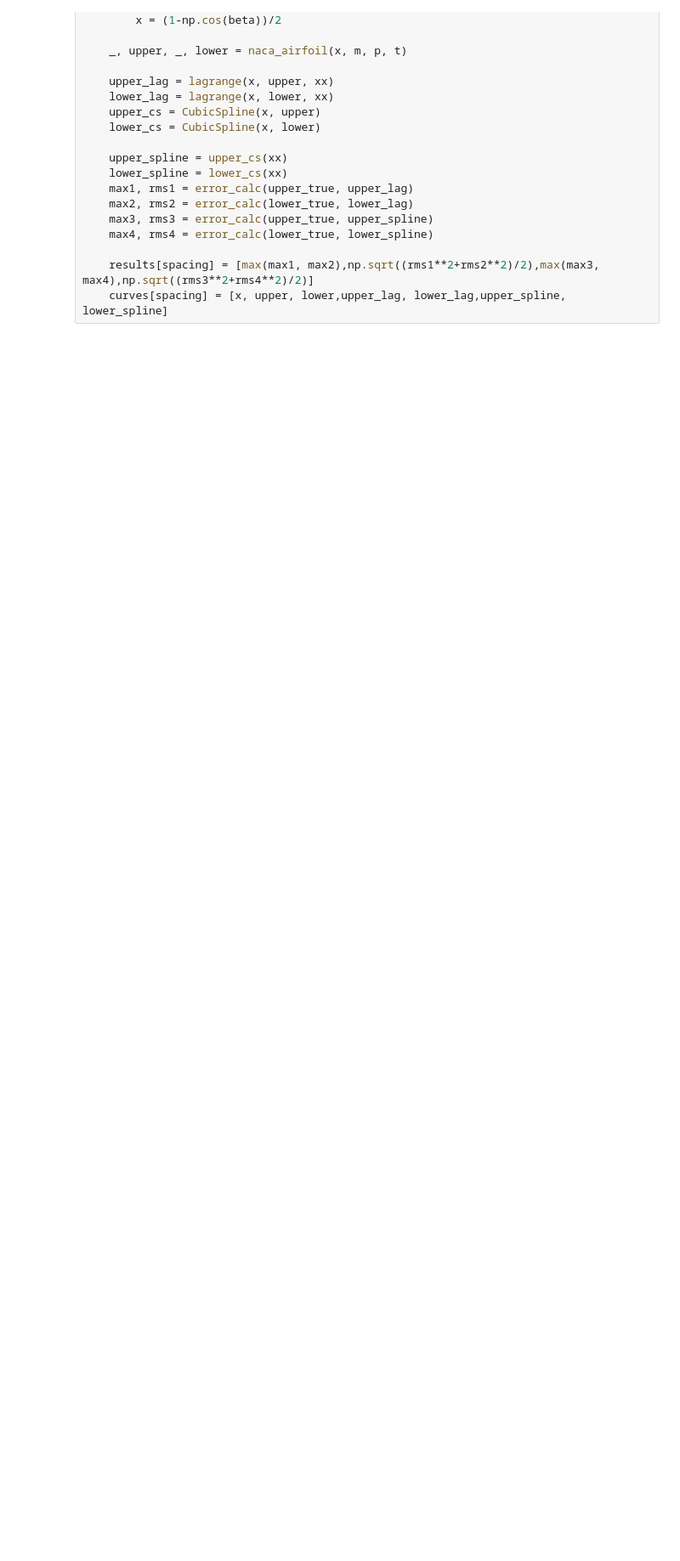
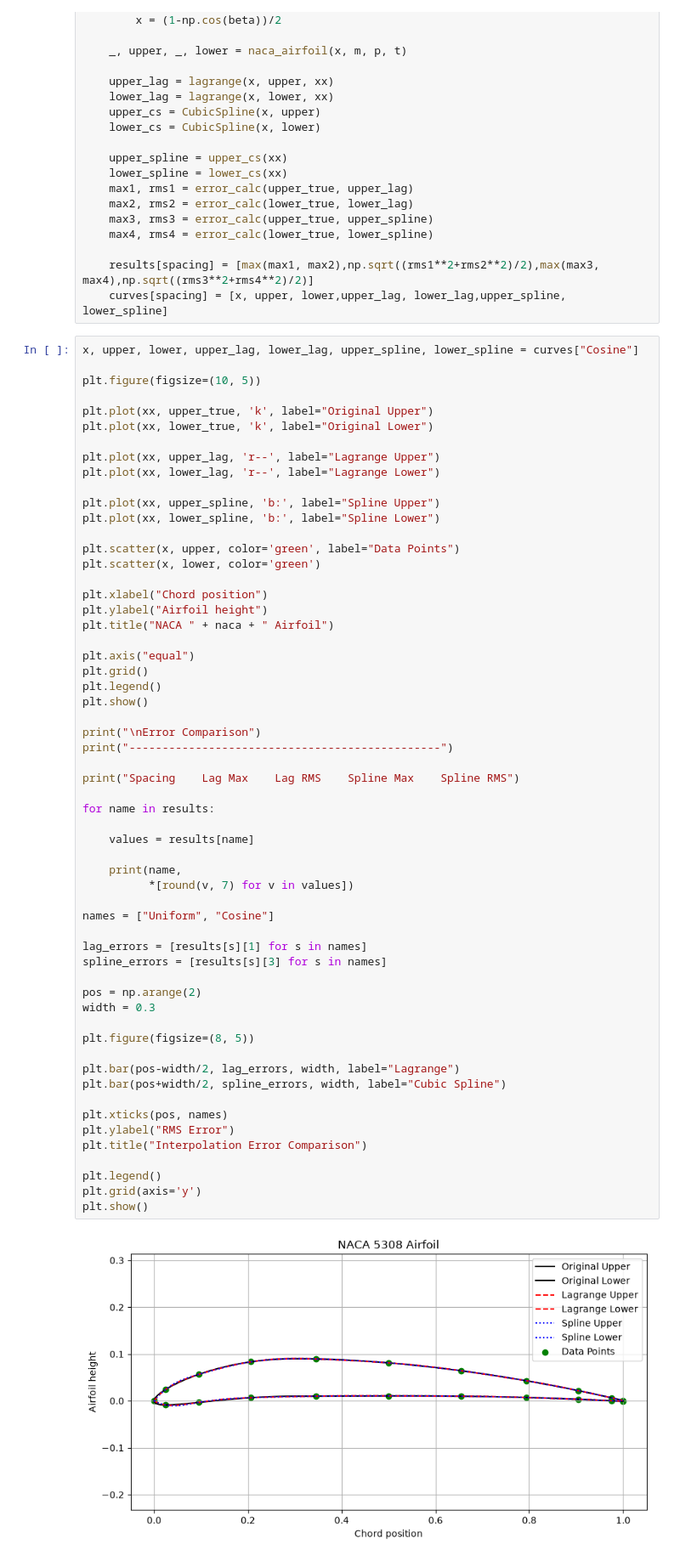
Before and after one commit to Bala-Surya-127/AE801_2026, a Jupyter notebook: interpolation/Balasurya.ipynb, the cells around one changed output. Shown at 85% size. Drawn from its saved outputs; the diff is of its cells as text; blank space fills up the shorter version.

```diff
--- a/interpolation/Balasurya.ipynb
+++ b/interpolation/Balasurya.ipynb
@@ -97,3 +97,63 @@ for spacing in ["Uniform", "Cosine"]:
 
     results[spacing] = [max(max1, max2),np.sqrt((rms1**2+rms2**2)/2),max(max3, max4),np.sqrt((rms3**2+rms4**2)/2)]
     curves[spacing] = [x, upper, lower,upper_lag, lower_lag,upper_spline, lower_spline]
+# %%
+x, upper, lower, upper_lag, lower_lag, upper_spline, lower_spline = curves["Cosine"]
+
+plt.figure(figsize=(10, 5))
+
+plt.plot(xx, upper_true, 'k', label="Original Upper")
+plt.plot(xx, lower_true, 'k', label="Original Lower")
+
+plt.plot(xx, upper_lag, 'r--', label="Lagrange Upper")
+plt.plot(xx, lower_lag, 'r--', label="Lagrange Lower")
+
+plt.plot(xx, upper_spline, 'b:', label="Spline Upper")
+plt.plot(xx, lower_spline, 'b:', label="Spline Lower")
+
+plt.scatter(x, upper, color='green', label="Data Points")
+plt.scatter(x, lower, color='green')
+
+plt.xlabel("Chord position")
+plt.ylabel("Airfoil height")
+plt.title("NACA " + naca + " Airfoil")
+
+plt.axis("equal")
+plt.grid()
+plt.legend()
+plt.show()
+
+print("\nError Comparison")
+print("-----------------------------------------------")
+
+print("Spacing    Lag Max    Lag RMS    Spline Max    Spline RMS")
+
+for name in results:
+
+    values = results[name]
+
+    print(name,
+          *[round(v, 7) for v in values])
+
+names = ["Uniform", "Cosine"]
+
+lag_errors = [results[s][1] for s in names]
+spline_errors = [results[s][3] for s in names]
+
+pos = np.arange(2)
+width = 0.3
+
+plt.figure(figsize=(8, 5))
+
+plt.bar(pos-width/2, lag_errors, width, label="Lagrange")
+plt.bar(pos+width/2, spline_errors, width, label="Cubic Spline")
+
+plt.xticks(pos, names)
+plt.ylabel("RMS Error")
+plt.title("Interpolation Error Comparison")
+
+plt.legend()
+plt.grid(axis='y')
+plt.show()
+# %% [output]
+[figure, added]
```
Also changed, not shown: parts of 1 cell of this notebook.
